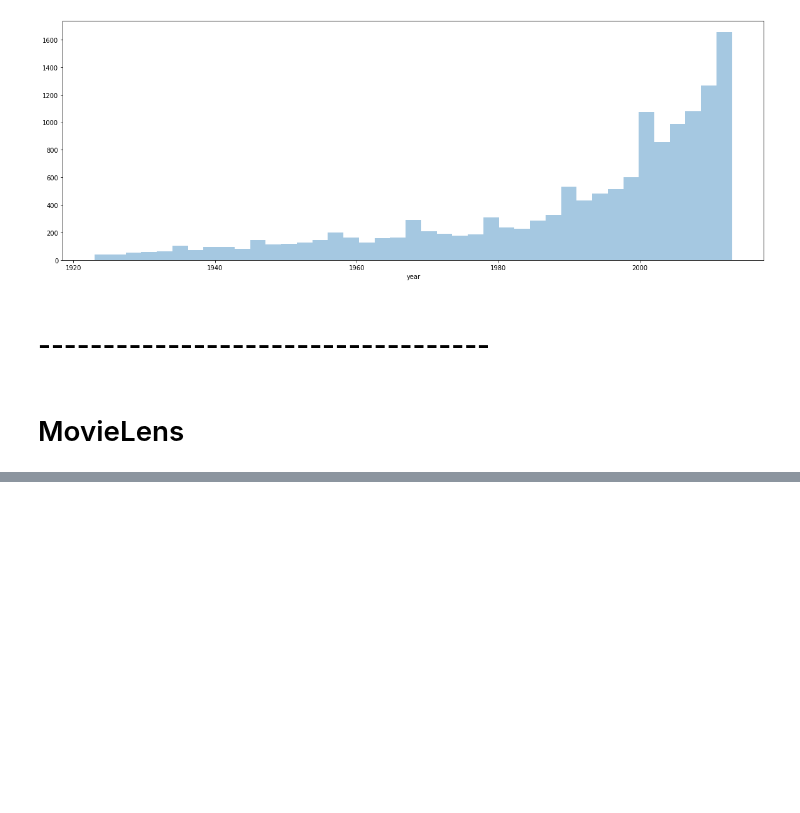
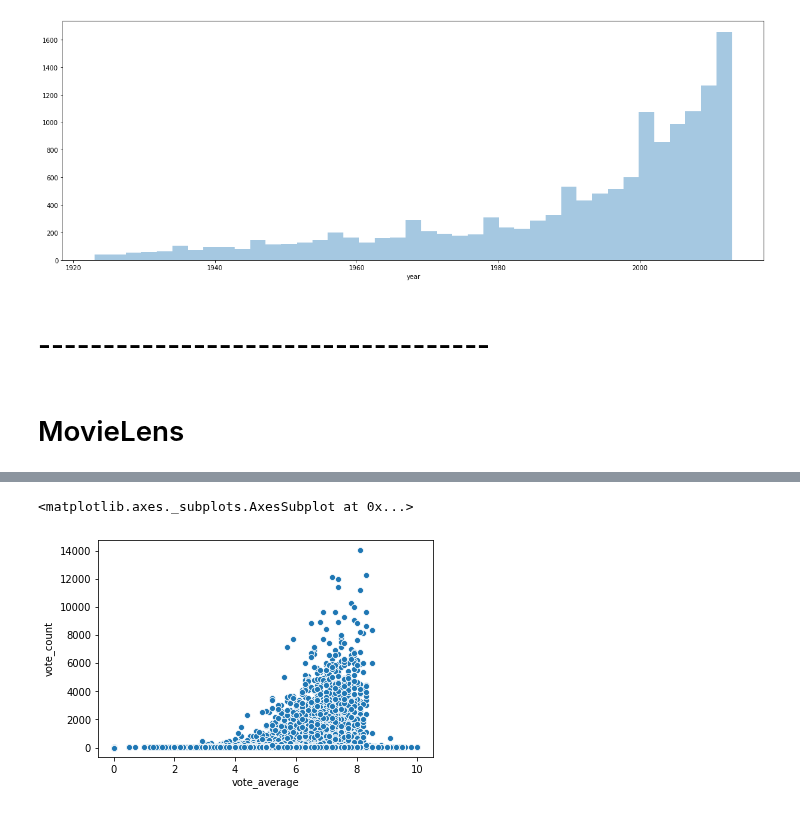
Before and after one commit to ronka/movie-recommendation-notebook, a Jupyter notebook: Movie_Recomindation_Proj.ipynb, the cells around one changed output, grey strips where cells are left out. Saved outputs shown, nothing was run; the diff lists cells and outputs as text; code cells hidden in the pictures; blank space fills up the shorter version.

```diff
--- a/Movie_Recomindation_Proj.ipynb
+++ b/Movie_Recomindation_Proj.ipynb
@@ -107,0 +123,5 @@ sns.kdeplot(meta_mov_df['popularity'], shade=True);
+# %%
+sns.scatterplot(y='vote_count', x='vote_average',data=meta_mov_df[['vote_count','vote_average']])
+# %% [output]
+<matplotlib.axes._subplots.AxesSubplot at 0x...>
+[figure, added]
```
Also changed, not shown: parts of 11 cells of this notebook.
